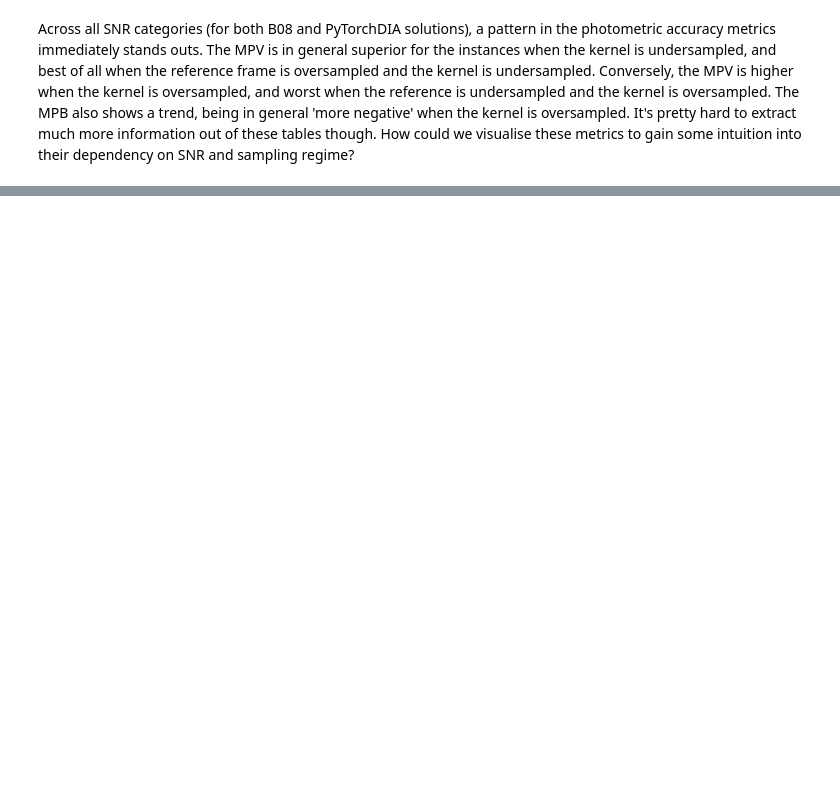
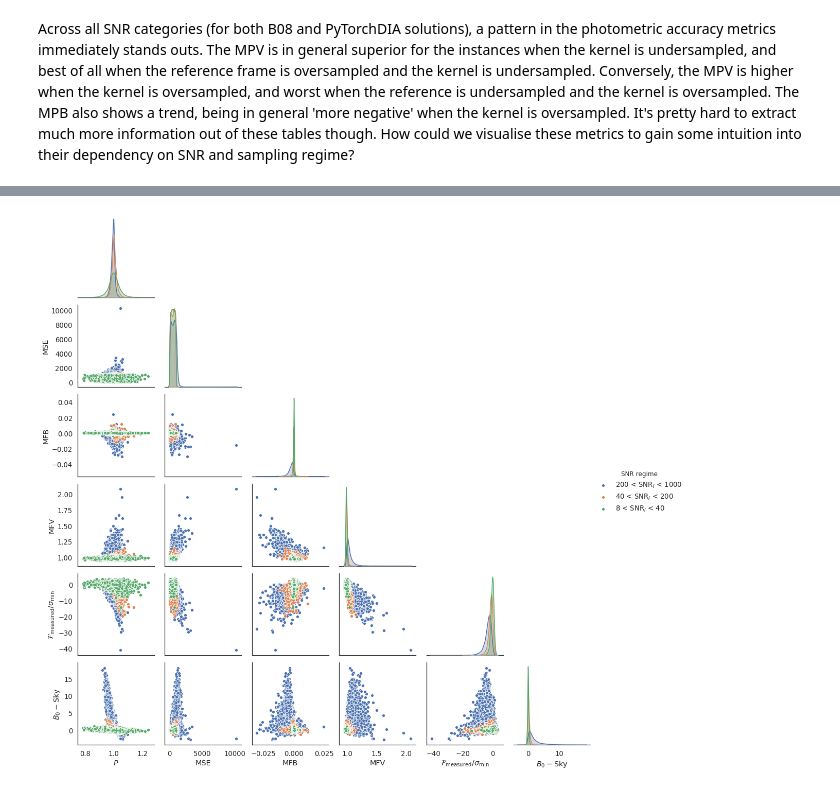
Before and after one commit to jah1994/PyTorchDIA, a Jupyter notebook: Section 3.3 - Simulation Results Analysis.ipynb, the cells around one changed output, grey strips where cells are left out. Saved outputs shown, nothing was run; the diff lists cells and outputs as text; code cells hidden in the pictures; blank space fills up the shorter version.

```diff
--- a/Section 3.3 - Simulation Results Analysis.ipynb
+++ b/Section 3.3 - Simulation Results Analysis.ipynb
@@ -466,0 +452,9 @@ array([1759., 1794., 1844., 1894.])
+# %%
+df_pt_oversampled = df_pt[df_pt['Sampling regime'] == '$\phi_R > 1, \phi_K > 1$']
+# %%
+# pairplot
+sns.set(context='notebook', font_scale = 1.2, style='white')
+sns.pairplot(df_pt_oversampled, hue='SNR regime', corner=True)
+plt.show()
+# %% [output]
+[figure, added]
```
Also changed, not shown: parts of 21 cells of this notebook.
